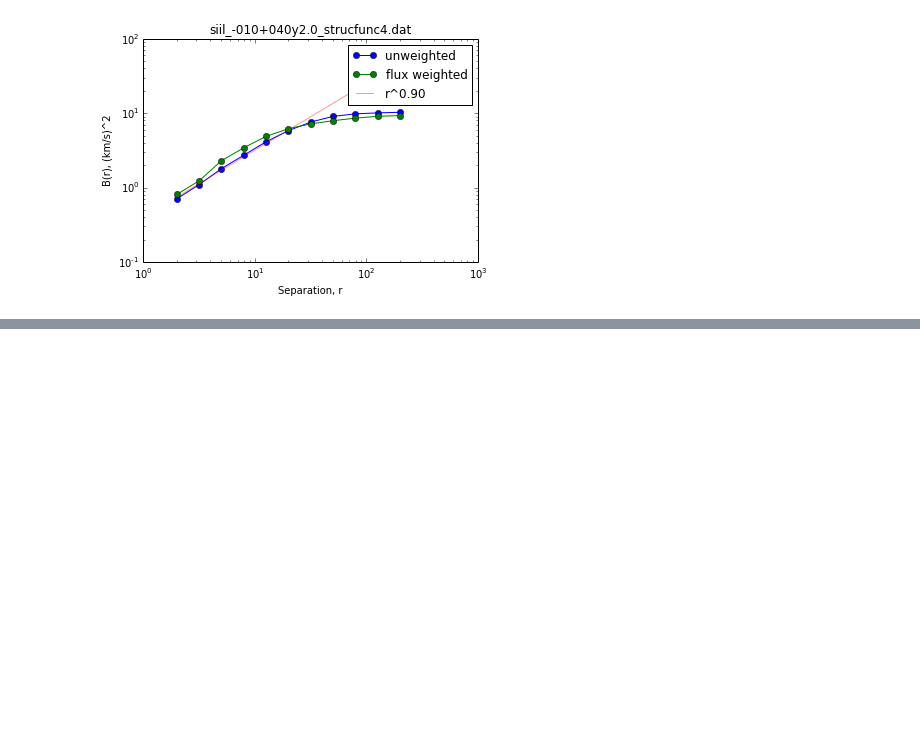
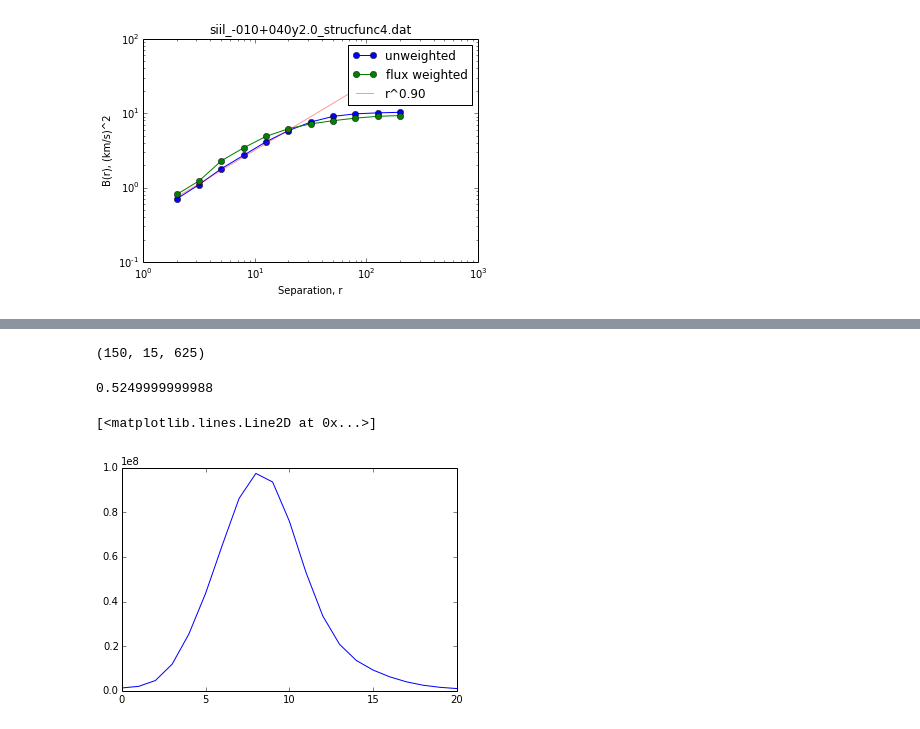
Before and after one commit to will-henney/orion-stats, a Jupyter notebook: StrucFunc Explore.ipynb, the cells around one changed output, grey strips where cells are left out. Cells and saved outputs as stored; diff of their text form; code cells hidden in the pictures; blank space fills up the shorter version.

```diff
--- a/StrucFunc Explore.ipynb
+++ b/StrucFunc Explore.ipynb
@@ -37,0 +63,16 @@ legend()
+# %%
+hdu.data.shape
+# %% [output]
+(150, 15, 625)
+# %%
+nv, ny, nx = hdu.data.shape
+pix_scale = 3600*hdu.header['CD1_1']
+pix_scale
+# %% [output]
+0.5249999999988
+# %%
+spec = hdu.data.sum(axis=-1).sum(axis=-1)
+plot(spec[74:95])
+# %% [output]
+[<matplotlib.lines.Line2D at 0x...>]
+[figure, added]
```
Also changed, not shown: parts of 6 cells of this notebook.
